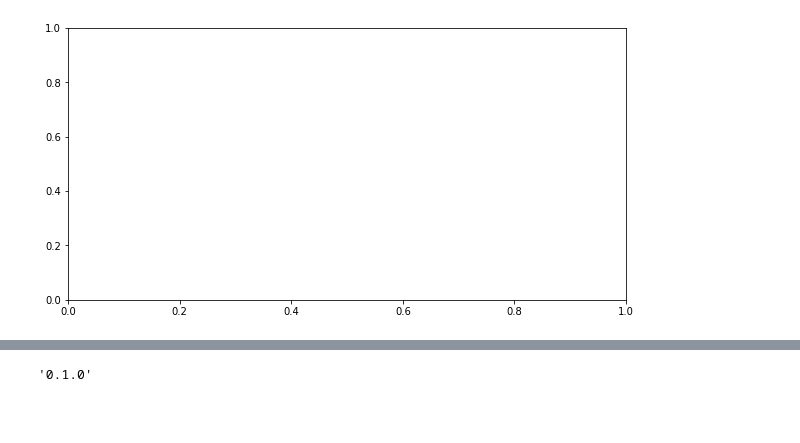
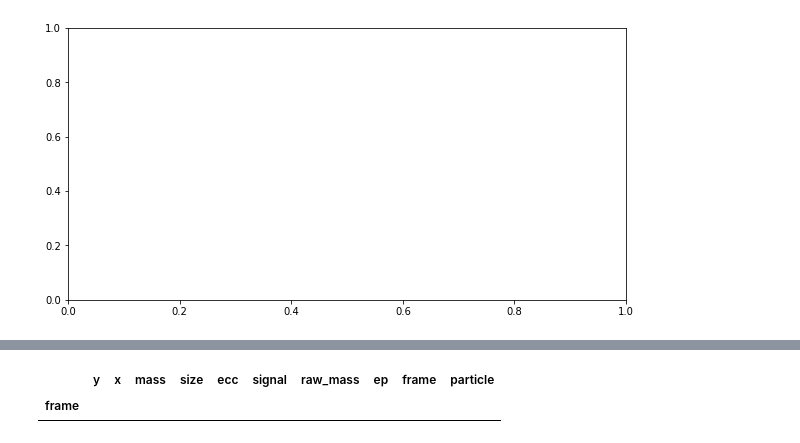
Before and after one commit to gvalentini85/betrack-cli, a Jupyter notebook: notebooks/trackpyWalkthrough.ipynb, the cells around one changed output, grey strips where cells are left out. Saved outputs shown, nothing was run; the diff lists cells and outputs as text; code cells hidden in the pictures; blank space fills up the shorter version.

```diff
--- a/notebooks/trackpyWalkthrough.ipynb
+++ b/notebooks/trackpyWalkthrough.ipynb
@@ -231,5 +216,5 @@ array([0])
-# %%
-from betrack import __version__
-__version__
-# %% [output]
-'0.1.0'
+# %%
+dfLink
+# %% [output]
+|  | y | x | mass | size | ecc | signal | raw_mass | ep | frame | particle |
+| frame |  |  |  |  |  |  |  |  |  |  |
```
Also changed, not shown: parts of 8 cells of this notebook, 1 other file.
